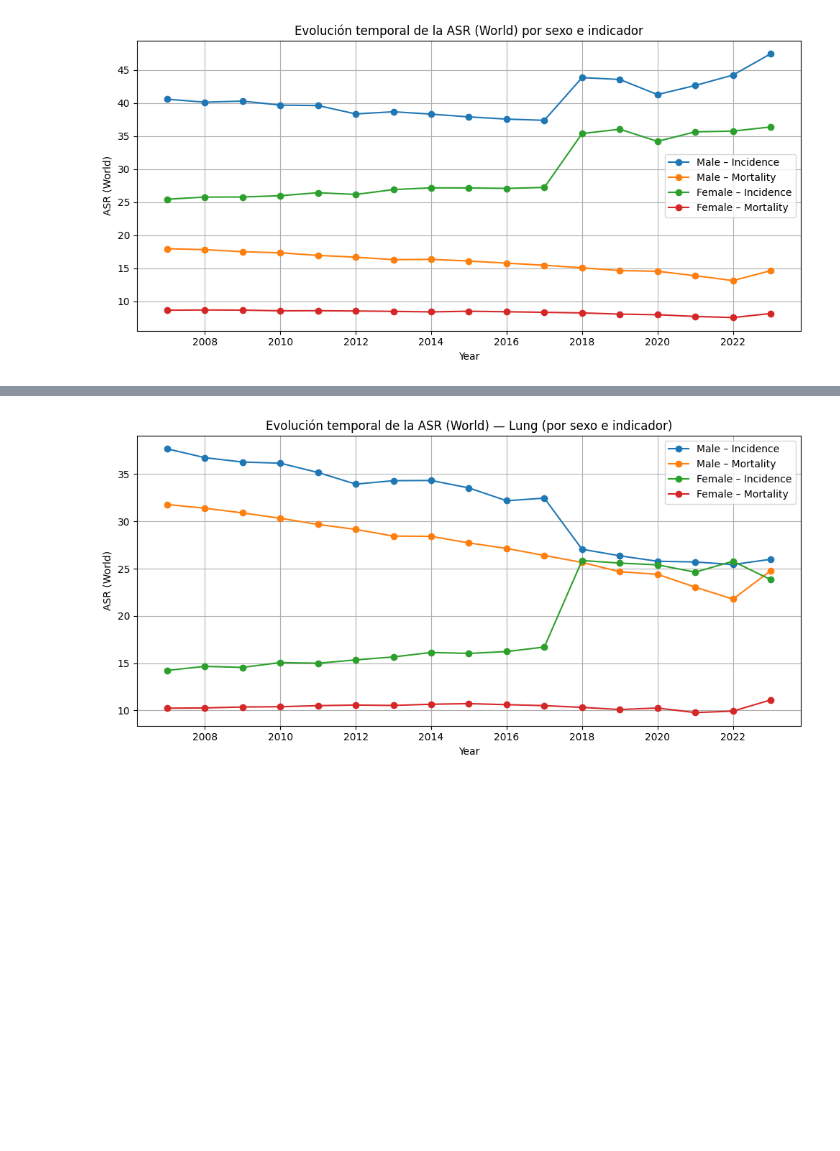
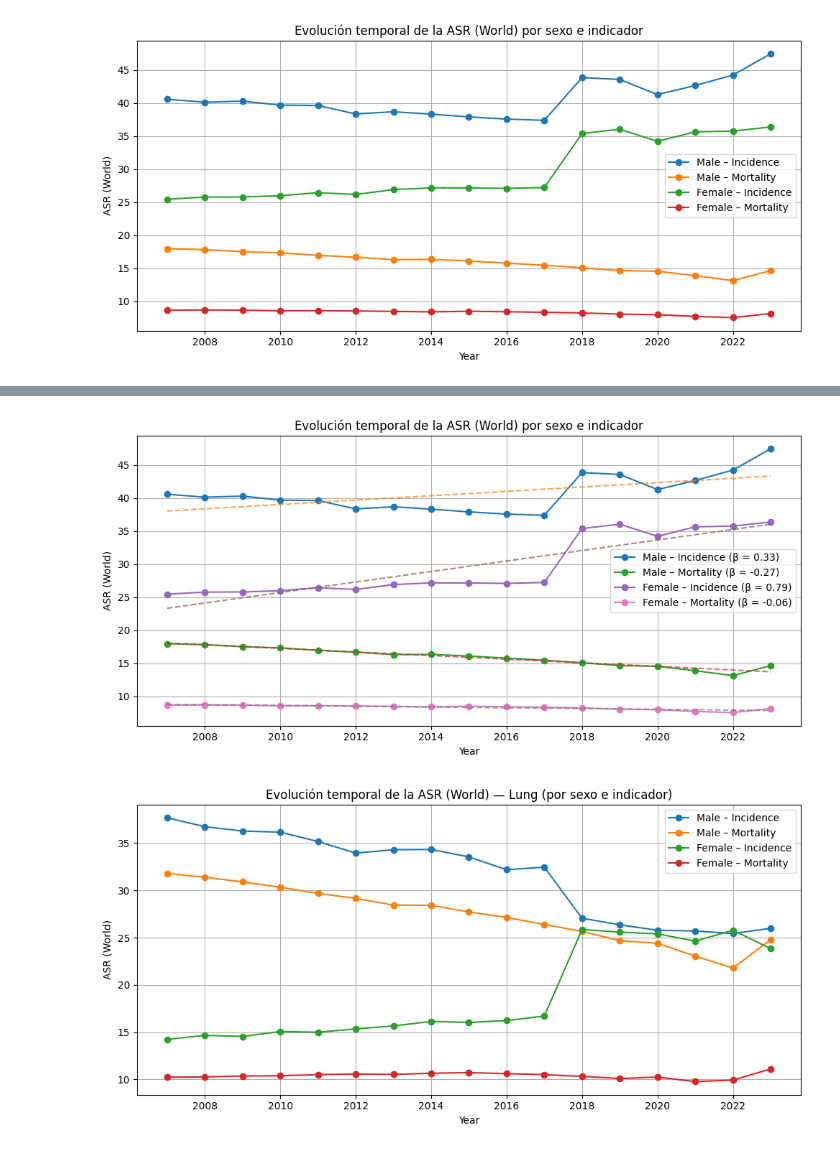
Before and after one commit to mehrerm/TFM, a Jupyter notebook: notebooks/carga_depuracion.ipynb, the cells around one changed output, grey strips where cells are left out. Cells and saved outputs as stored; diff of their text form; code cells hidden in the pictures; blank space fills up the shorter version.

```diff
--- a/notebooks/carga_depuracion.ipynb
+++ b/notebooks/carga_depuracion.ipynb
@@ -1280,3 +1335,56 @@ plt.show()
+# %%
+df_trend = (
+    df_merged
+    .dropna(subset=["Year", "ASR (World)", "Sex", "Type"])
+    .groupby(["Year", "Sex", "Type"], as_index=False)
+    .agg({"ASR (World)": "mean"})
+    .sort_values("Year")
+)
+
+%matplotlib inline
+
+plt.figure(figsize=(10, 5))
+
+for sex in ["Male", "Female"]:
+    for t in ["Incidence", "Mortality"]:
+
+        sub = df_trend[
+            (df_trend["Sex"] == sex) &
+            (df_trend["Type"] == t)
+        ].sort_values("Year")
+
+        if len(sub) < 2:
+            continue
+
+        # --- Regresión lineal ---
+        b, a = np.polyfit(sub["Year"], sub["ASR (World)"], 1)
+
+        # --- Serie observada ---
+        plt.plot(
+            sub["Year"],
+            sub["ASR (World)"],
+            marker="o",
+            label=f"{sex} – {t} (β = {b:.2f})"
+        )
+
+        # --- Recta de tendencia ---
+        plt.plot(
+            sub["Year"],
+            a + b * sub["Year"],
+            linestyle="--",
+            alpha=0.7
+        )
+
+plt.xlabel("Year")
+plt.ylabel("ASR (World)")
+plt.title("Evolución temporal de la ASR (World) por sexo e indicador")
+plt.legend()
+plt.grid(True)
+plt.tight_layout()
+plt.savefig(f"{fig_dir}/fig01_figure_ASR_anno.jpg", dpi=300, bbox_inches="tight")
+plt.show()
+# %% [output]
+[figure, added]
 # %%
 # 1) Preparar tendencia: ahora agrupamos también por Cancer label
 df_trend_cancer = (
```
Also changed, not shown: parts of 22 cells of this notebook.
